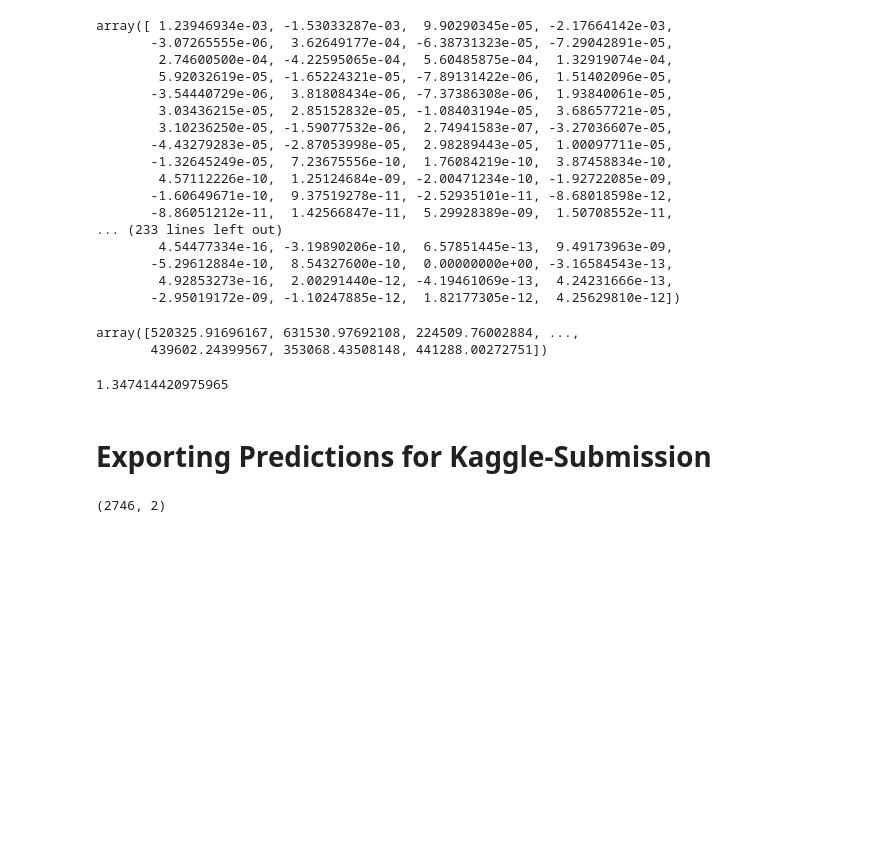
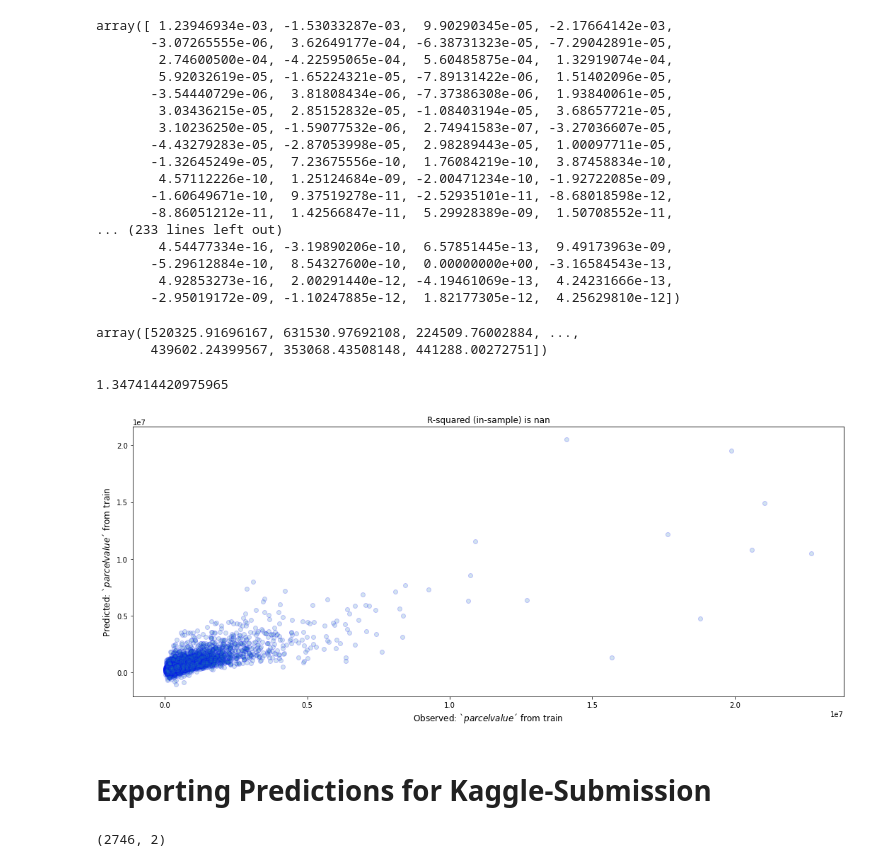
Before and after one commit to MathiasSchindlerCPH/BSE-CML1-repo, a Jupyter notebook: Project1_LinearModels/Mathias_Schindler_linmodels_project.ipynb, the cells around one changed output. Drawn from its saved outputs; the diff is of its cells as text; code cells hidden in the pictures; blank space fills up the shorter version.

Commit message:
Add prediction plot

```diff
--- a/Project1_LinearModels/Mathias_Schindler_linmodels_project.ipynb
+++ b/Project1_LinearModels/Mathias_Schindler_linmodels_project.ipynb
@@ -523,5 +523,25 @@ sum(i<0 for i in y_hat_test )/len(y_hat_test )*100
 # %% [output]
 1.347414420975965
+# %%
+# Visualizing predictions in-sample
+y_hat_insample = regr.predict(x)
+
+pd_y_hat_insample, pd_y = pd.Series(y_hat_insample), pd.Series(y)
+
+#pears = pd_y.corr(pd_y_hat_insample)
+
+plt.figure()
+plt.scatter(x=y,y=y_hat_insample, alpha=0.2, edgecolors='b')
+plt.xlabel('Observed: `$parcelvalue$´ from train', fontsize = 12)
+plt.ylabel('Predicted: `$parcelvalue$´ from train', fontsize = 12)
+plt.title("R-squared (in-sample) is " + "{:.9f}".format((pd_y.corr(pd_y_hat_insample))**2) )
+
+pred_fig = plt.gcf()
+pred_fig.set_size_inches(18, 7)
+
+plt.show()
+# %% [output]
+[figure, added]
 # %% [markdown]
 # **Exporting Predictions for Kaggle-Submission**
 # %%
```
Also changed, not shown: parts of 1 cell of this notebook.
